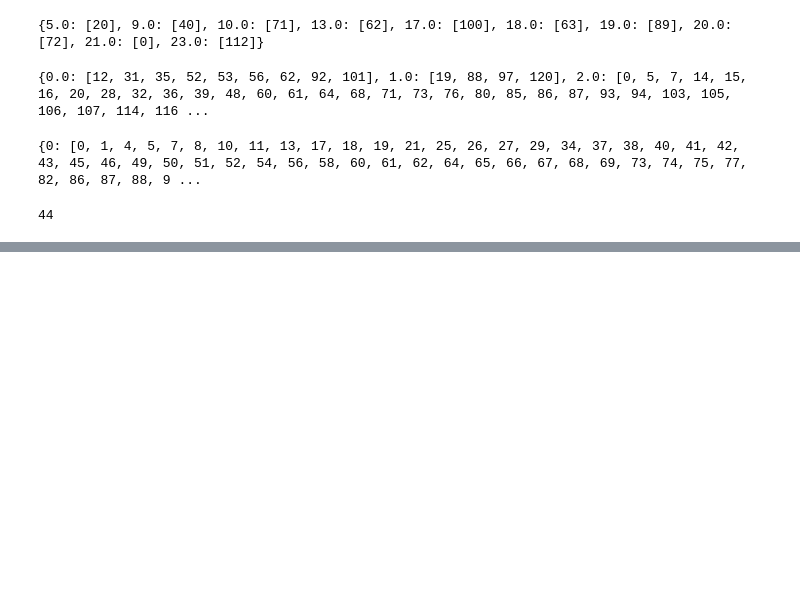
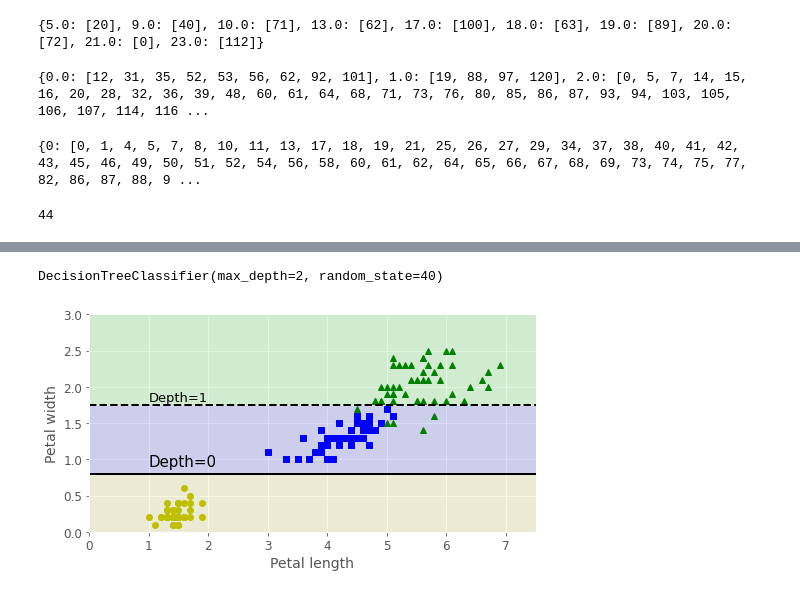
Before and after one commit to Yumil22/Curso_Python, a Jupyter notebook: DecisionTree.ipynb, the cells around one changed output, grey strips where cells are left out. Saved outputs shown, nothing was run; the diff lists cells and outputs as text; code cells hidden in the pictures; blank space fills up the shorter version.

```diff
--- a/DecisionTree.ipynb
+++ b/DecisionTree.ipynb
@@ -92,0 +178,21 @@ array=[8. 4. 1. 7. 8. 8. 8. 8. 5. 7. 1. 1. 1. 1. 8. 4. 8. 6. 1. 4. 3. 7. 8. 1.
+# %%
+not_widest_versicolor = (X[:, 1]!=1.8) | (y==2) #find indices of examples that are not the max width
+X_tweaked = X[not_widest_versicolor] #create a training set with the widest petals removed
+y_tweaked = y[not_widest_versicolor]
+
+tree_clf_tweaked = DecisionTreeClassifier(max_depth=2, random_state=40) #Retrain
+tree_clf_tweaked.fit(X_tweaked, y_tweaked)
+# %% [output]
+DecisionTreeClassifier(max_depth=2, random_state=40)
+# %%
+plt.figure(figsize=(8, 4))
+plot_decision_boundary(tree_clf_tweaked, X_tweaked, y_tweaked, legend=False)
+plt.plot([0, 7.5], [0.8, 0.8], "k-", linewidth=2)
+plt.plot([0, 7.5], [1.75, 1.75], "k--", linewidth=2)
+plt.text(1.0, 0.9, "Depth=0", fontsize=15)
+plt.text(1.0, 1.80, "Depth=1", fontsize=13)
+
+#save_fig("decision_tree_instability_plot")
+plt.show()
+# %% [output]
+[figure, added]
```
Also changed, not shown: parts of 11 cells of this notebook, 6 other files.
